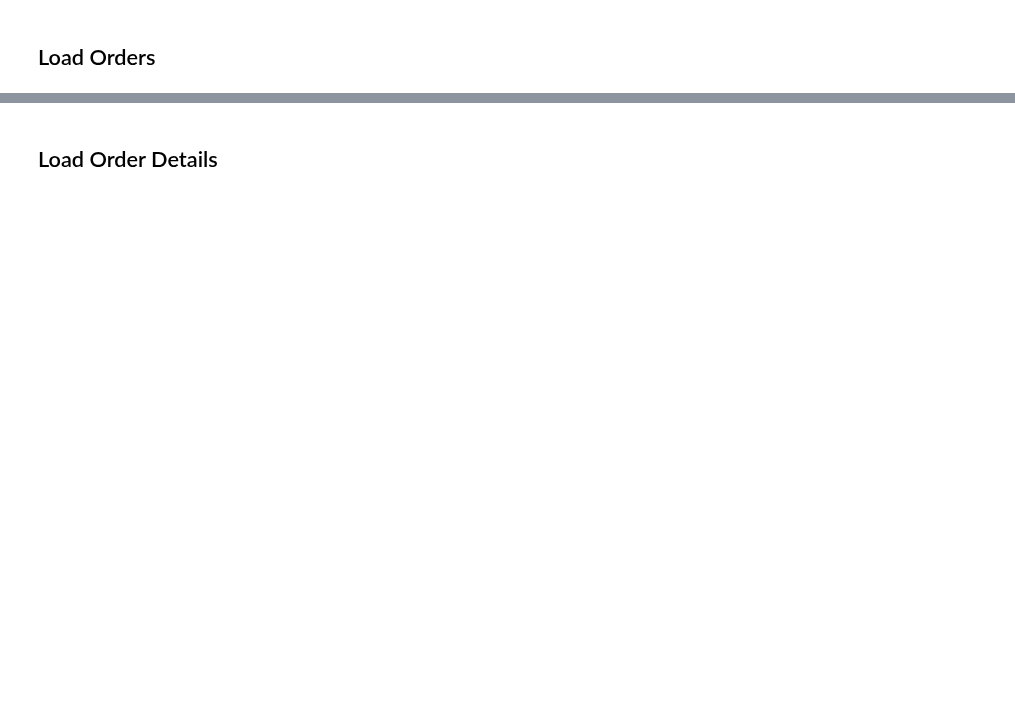
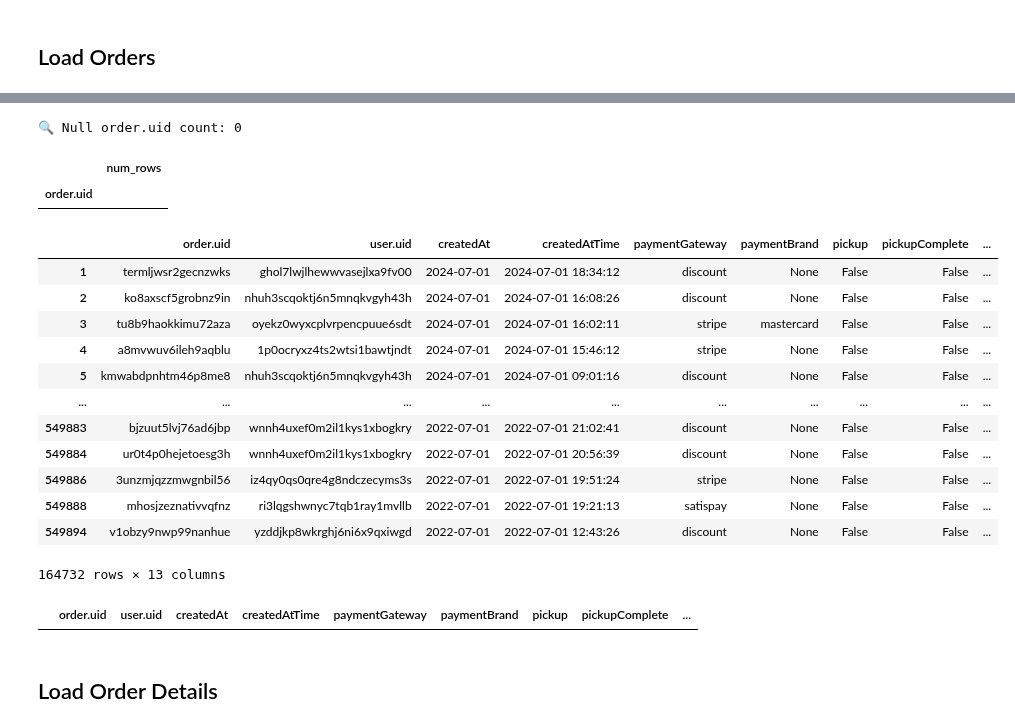
Before and after one commit to simon-sazonov/Marketing-Analytics, a Jupyter notebook: notebooks/01_read_data.ipynb, the cells around one changed output, grey strips where cells are left out. Drawn from its saved outputs; the diff is of its cells as text; code cells hidden in the pictures; blank space fills up the shorter version.

Commit message:
Finished the 01 read data(and cleaning it); Finished data analysis; Finished RFM analysis

```diff
--- a/notebooks/01_read_data.ipynb
+++ b/notebooks/01_read_data.ipynb
@@ -350,7 +574,82 @@ safeload_orders_df.columns
 # safeload_orders_df[col_to_check].drop_duplicates()
 # %%
 # Read and fix
-orders_df = ...
+orders_df = pd.read_csv(orders_in_path,
+                        dtype='string',
+                        keep_default_na=False,
+                        na_values=NA_VALUES)
+
+# Datetime fields
+orders_df['createdAt'] = pd.to_datetime(orders_df['createdAt'], errors='coerce').dt.normalize()
+orders_df['createdAtTime'] = pd.to_datetime(orders_df['createdAtTime'], errors='coerce')
+
+# Booleans
+orders_df['pickup'] = orders_df['pickup'].map({'True': True, 'False': False})
+orders_df['pickupComplete'] = orders_df['pickupComplete'].map({'True': True, 'False': False})
+
+# Normalize strings
+str_cols = ['paymentGateway', 'paymentBrand', 'source', 'tenant', 'timeZone']
+for col in str_cols:
+    orders_df[col] = orders_df[col].apply(lambda x: u.clean_str(x, 'lower') if pd.notnull(x) else None)
+
+orders_df['user.uid'] = orders_df['user.uid'].apply(lambda x: u.clean_str(x, 'lower') if pd.notnull(x) else None)
+
+# Numeric
+orders_df['paymentAttempts'] = pd.to_numeric(orders_df['paymentAttempts'], errors='coerce')
+
+import json # Used to decode dict type
+# JSON decode clientInfo
+def parse_client_info(x):
+    try:
+        return json.loads(x)
+    except Exception:
+        return None
+
+orders_df['clientInfo'] = orders_df['clientInfo'].apply(parse_client_info)
+# %%
+# PRIMARY KEY CHECK
+print("🔍 Null order.uid count:", orders_df['order.uid'].isnull().sum())
+display(
+    orders_df
+    .assign(aux=1)
+    .groupby('order.uid')
+    .agg(num_rows=('aux', 'count'))
+    .loc[lambda tbl: tbl['num_rows'] > 1]
+)
+# %% [output]
+🔍 Null order.uid count: 0
+|  | num_rows |
+| order.uid |  |
+# %%
+# Find invalid user.uids in orders_df not present in users_df
+invalid_user_uids = orders_df[~orders_df['user.uid'].isin(users_df['user.uid'])]
+
+# Show the invalid records
+display(invalid_user_uids)
+# %% [output]
+|  | order.uid | user.uid | createdAt | createdAtTime | paymentGateway | paymentBrand | pickup | pickupComplete | ... |
+| 1 | termljwsr2gecnzwks | ghol7lwjlhewwvasejlxa9fv00 | 2024-07-01 | 2024-07-01 18:34:12 | discount | None | False | False | ... |
+| 2 | ko8axscf5grobnz9in | nhuh3scqoktj6n5mnqkvgyh43h | 2024-07-01 | 2024-07-01 16:08:26 | discount | None | False | False | ... |
+| 3 | tu8b9haokkimu72aza | oyekz0wyxcplvrpencpuue6sdt | 2024-07-01 | 2024-07-01 16:02:11 | stripe | mastercard | False | False | ... |
+| 4 | a8mvwuv6ileh9aqblu | 1p0ocryxz4ts2wtsi1bawtjndt | 2024-07-01 | 2024-07-01 15:46:12 | stripe | None | False | False | ... |
+| 5 | kmwabdpnhtm46p8me8 | nhuh3scqoktj6n5mnqkvgyh43h | 2024-07-01 | 2024-07-01 09:01:16 | discount | None | False | False | ... |
+| ... | ... | ... | ... | ... | ... | ... | ... | ... | ... |
+| 549883 | bjzuut5lvj76ad6jbp | wnnh4uxef0m2il1kys1xbogkry | 2022-07-01 | 2022-07-01 21:02:41 | discount | None | False | False | ... |
+| 549884 | ur0t4p0hejetoesg3h | wnnh4uxef0m2il1kys1xbogkry | 2022-07-01 | 2022-07-01 20:56:39 | discount | None | False | False | ... |
+| 549886 | 3unzmjqzzmwgnbil56 | iz4qy0qs0qre4g8ndczecyms3s | 2022-07-01 | 2022-07-01 19:51:24 | stripe | None | False | False | ... |
+| 549888 | mhosjzeznativvqfnz | ri3lqgshwnyc7tqb1ray1mvllb | 2022-07-01 | 2022-07-01 19:21:13 | satispay | None | False | False | ... |
+| 549894 | v1obzy9nwp99nanhue | yzddjkp8wkrghj6ni6x9qxiwgd | 2022-07-01 | 2022-07-01 12:43:26 | discount | None | False | False | ... |
+164732 rows × 13 columns
+# %%
+# Drop rows with invalid user.uid
+orders_df = orders_df.loc[orders_df['user.uid'].isin(users_df['user.uid'])].copy()
+
+# Check again - should be empty now
+invalid_user_uids = orders_df[~orders_df['user.uid'].isin(users_df['user.uid'])]
+
+display(invalid_user_uids)
+# %% [output]
+|  | order.uid | user.uid | createdAt | createdAtTime | paymentGateway | paymentBrand | pickup | pickupComplete | ... |
 # %% [markdown]
 ## Load Order Details
 # %%
```
Also changed, not shown: parts of 28 cells of this notebook, 4 other files.
